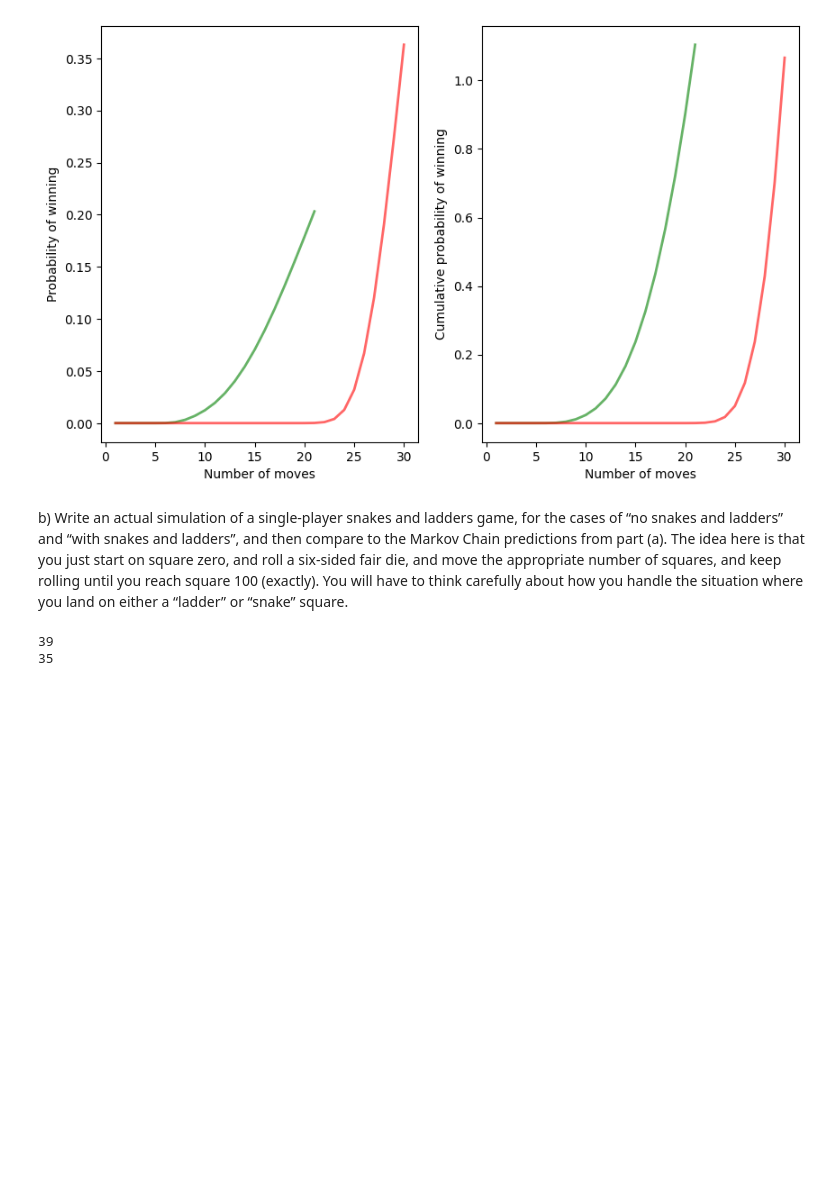
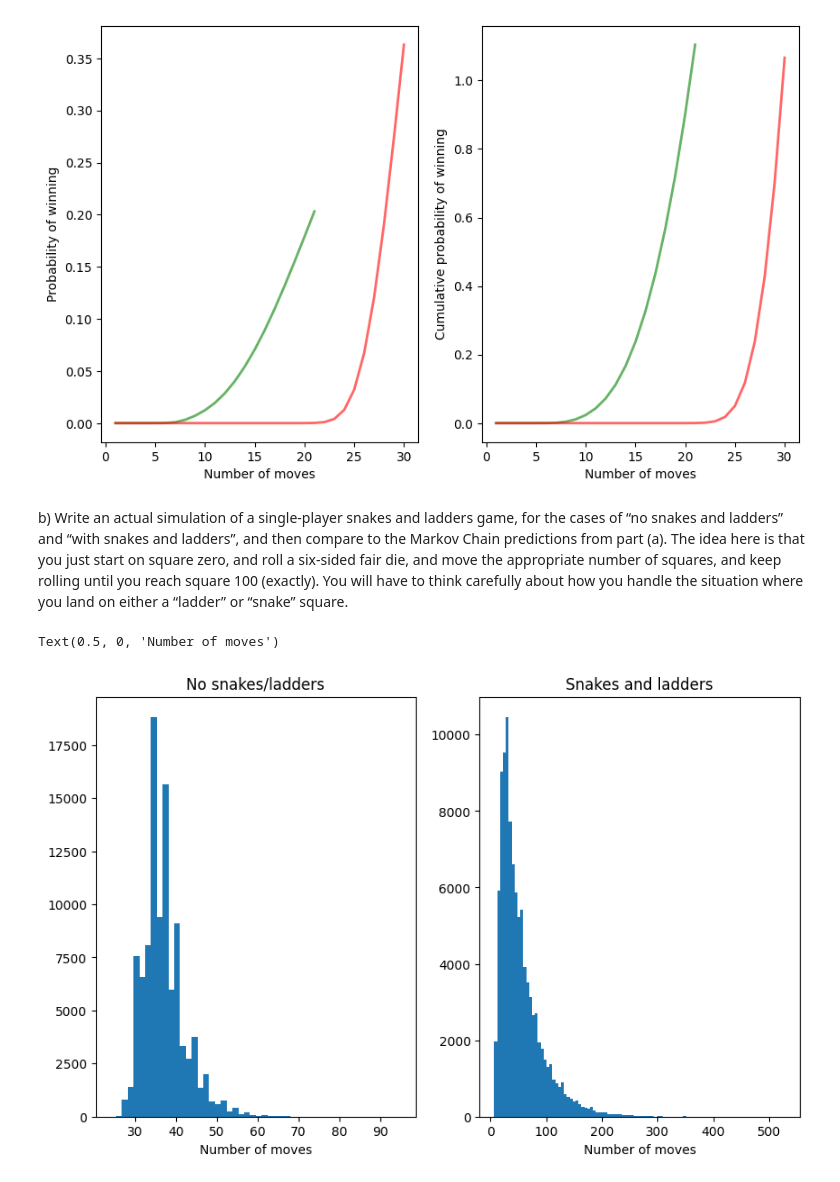
Before and after one commit to jakeb245/phys441, a Jupyter notebook: Assignments/assignment5/question2.ipynb, the cells around one changed output. Drawn from its saved outputs; the diff is of its cells as text; code cells hidden in the pictures; blank space fills up the shorter version.

Commit message:
Plot updates

```diff
--- a/Assignments/assignment5/question2.ipynb
+++ b/Assignments/assignment5/question2.ipynb
@@ -159,8 +159,18 @@ def sim_snakes():
         n_turns += 1
     return n_turns
 # %%
-print(sim_no_snakes())
-print(sim_snakes())
+# Run the simulation a lot of times
+n = 100000
+no_snakes = np.array([sim_no_snakes() for i in range(n)])
+snakes = np.array([sim_snakes() for i in range(n)])
+
+fig, ax = plt.subplots(1,2)
+ax[0].hist(no_snakes, bins=50)
+ax[0].set_title("No snakes/ladders")
+ax[0].set_xlabel('Number of moves')
+ax[1].hist(snakes, bins=100)
+ax[1].set_title("Snakes and ladders")
+ax[1].set_xlabel('Number of moves')
 # %% [output]
-39
-35
+Text(0.5, 0, 'Number of moves')
+[figure, added]
```
Also changed, not shown: parts of 1 cell of this notebook.
